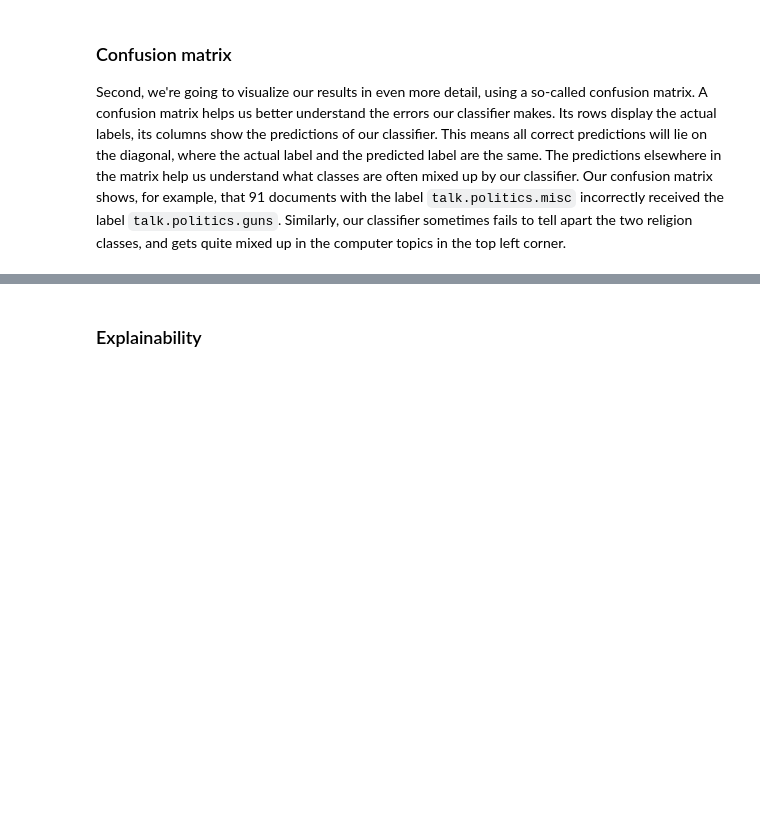
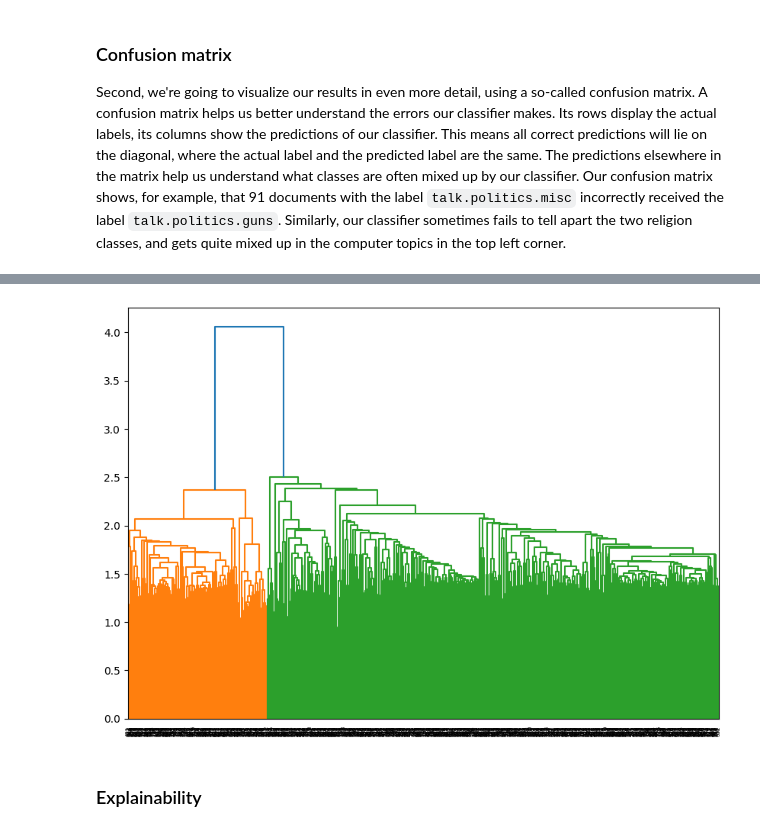
Before and after one commit to zcasanova/datascience, a Jupyter notebook: Traditional text classification with Scikit-learn.ipynb, the cells around one changed output, grey strips where cells are left out. Saved outputs shown, nothing was run; the diff lists cells and outputs as text; code cells hidden in the pictures; blank space fills up the shorter version.

```diff
--- a/Traditional text classification with Scikit-learn.ipynb
+++ b/Traditional text classification with Scikit-learn.ipynb
@@ -240,3 +343,10 @@ plt.xticks(rotation=90)
+# %%
+# Dendrogram
+plt.figure(figsize=(10, 7))
+dendrogram(Z, labels=range(1000))
+plt.show()
+# %% [output]
+[figure, added]
 # %% [markdown]
 ### Explainability
 # %% [markdown]
```
Also changed, not shown: parts of 21 cells of this notebook.
